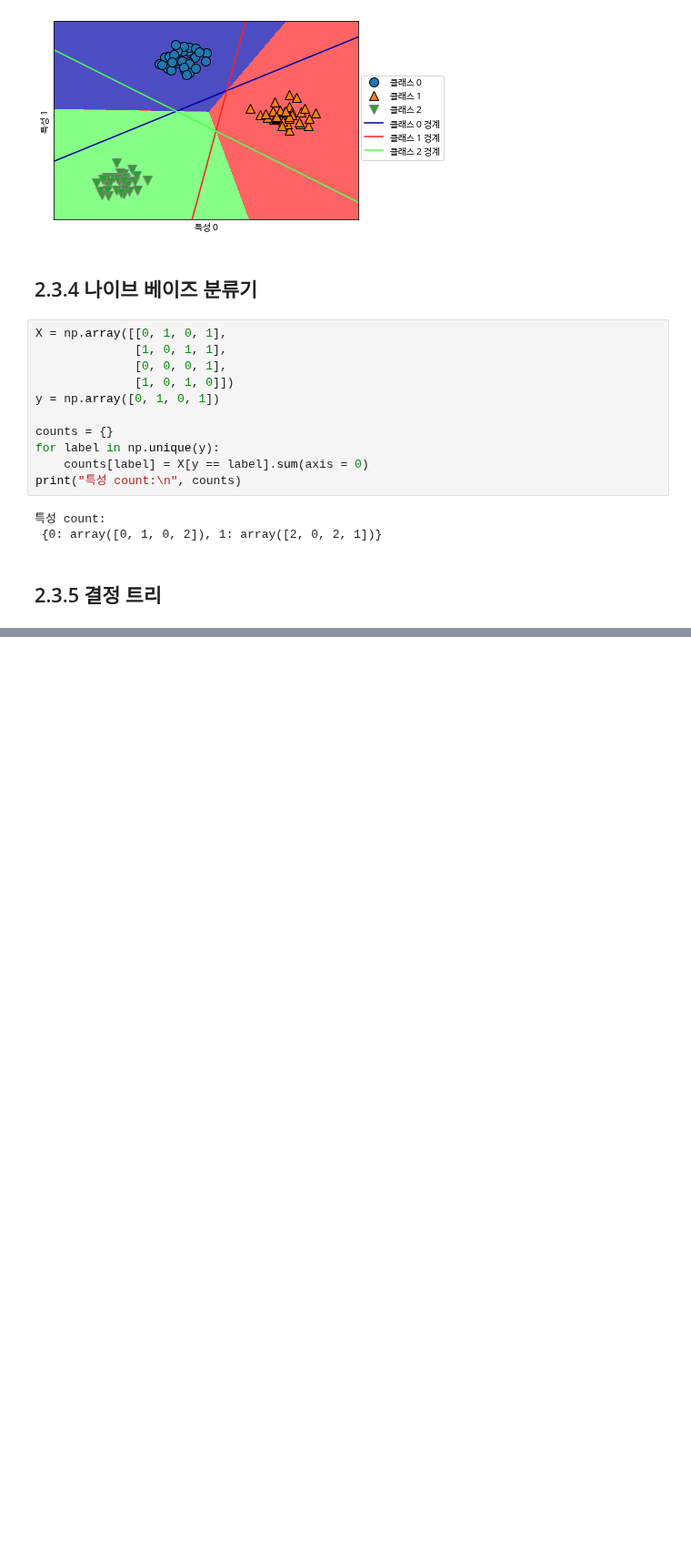
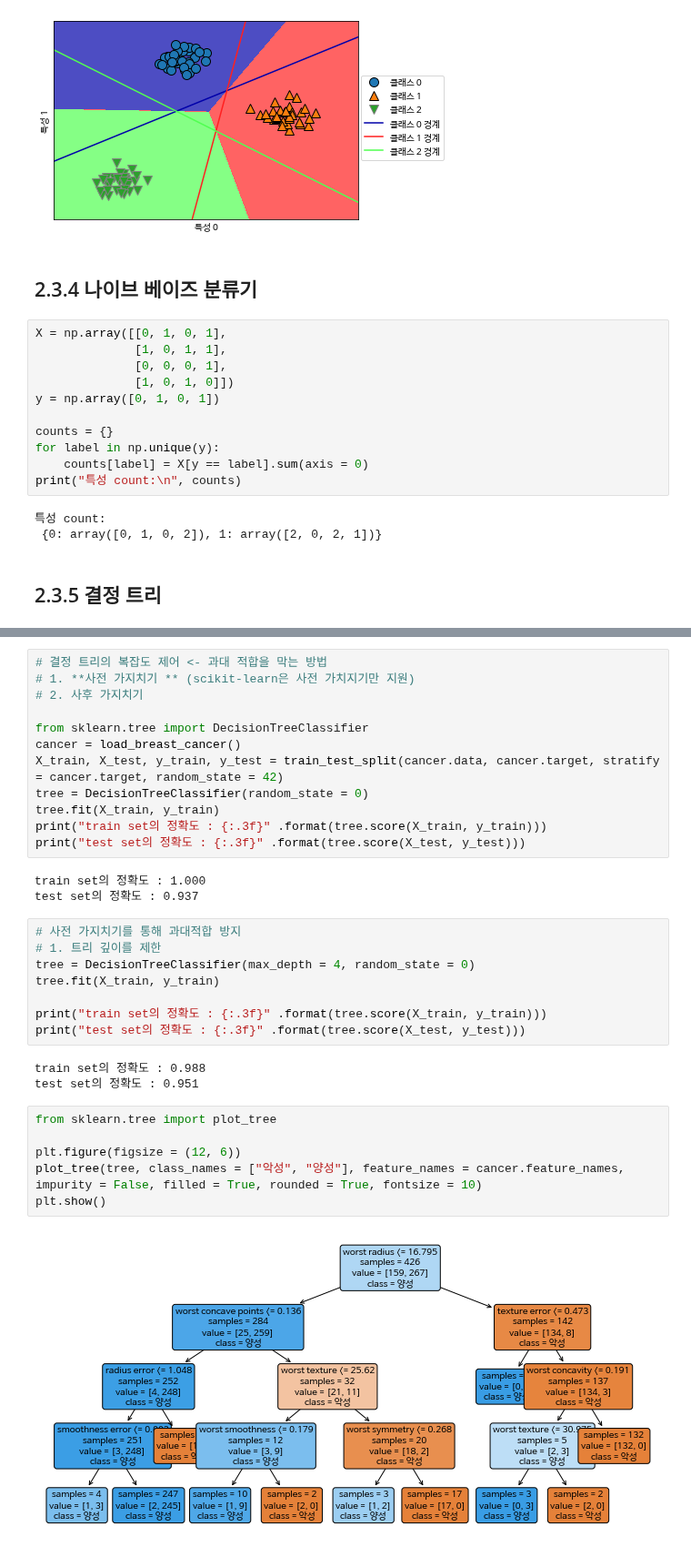
Before and after one commit to 1bin01/Machine-Learning, a Jupyter notebook: Introduction-to-Machine-Learning/Cp2_Supervised_learning.ipynb, the cells around one changed output, grey strips where cells are left out. Shown at 91% size. Cells and saved outputs as stored; diff of their text form; blank space fills up the shorter version.

```diff
--- a/Introduction-to-Machine-Learning/Cp2_Supervised_learning.ipynb
+++ b/Introduction-to-Machine-Learning/Cp2_Supervised_learning.ipynb
@@ -476,0 +481,34 @@ print("특성 count:\n", counts)
+# %%
+# 결정 트리의 복잡도 제어 <- 과대 적합을 막는 방법
+# 1. **사전 가지치기 ** (scikit-learn은 사전 가치지기만 지원)
+# 2. 사후 가지치기
+
+from sklearn.tree import DecisionTreeClassifier
+cancer = load_breast_cancer()
+X_train, X_test, y_train, y_test = train_test_split(cancer.data, cancer.target, stratify = cancer.target, random_state = 42)
+tree = DecisionTreeClassifier(random_state = 0)
+tree.fit(X_train, y_train)
+print("train set의 정확도 : {:.3f}" .format(tree.score(X_train, y_train)))
+print("test set의 정확도 : {:.3f}" .format(tree.score(X_test, y_test)))
+# %% [output]
+train set의 정확도 : 1.000
+test set의 정확도 : 0.937
+# %%
+# 사전 가지치기를 통해 과대적합 방지
+# 1. 트리 깊이를 제한
+tree = DecisionTreeClassifier(max_depth = 4, random_state = 0)
+tree.fit(X_train, y_train)
+
+print("train set의 정확도 : {:.3f}" .format(tree.score(X_train, y_train)))
+print("test set의 정확도 : {:.3f}" .format(tree.score(X_test, y_test)))
+# %% [output]
+train set의 정확도 : 0.988
+test set의 정확도 : 0.951
+# %%
+from sklearn.tree import plot_tree
+
+plt.figure(figsize = (12, 6))
+plot_tree(tree, class_names = ["악성", "양성"], feature_names = cancer.feature_names, impurity = False, filled = True, rounded = True, fontsize = 10)
+plt.show()
+# %% [output]
+[figure, added]
```
Also changed, not shown: parts of 6 cells of this notebook.
